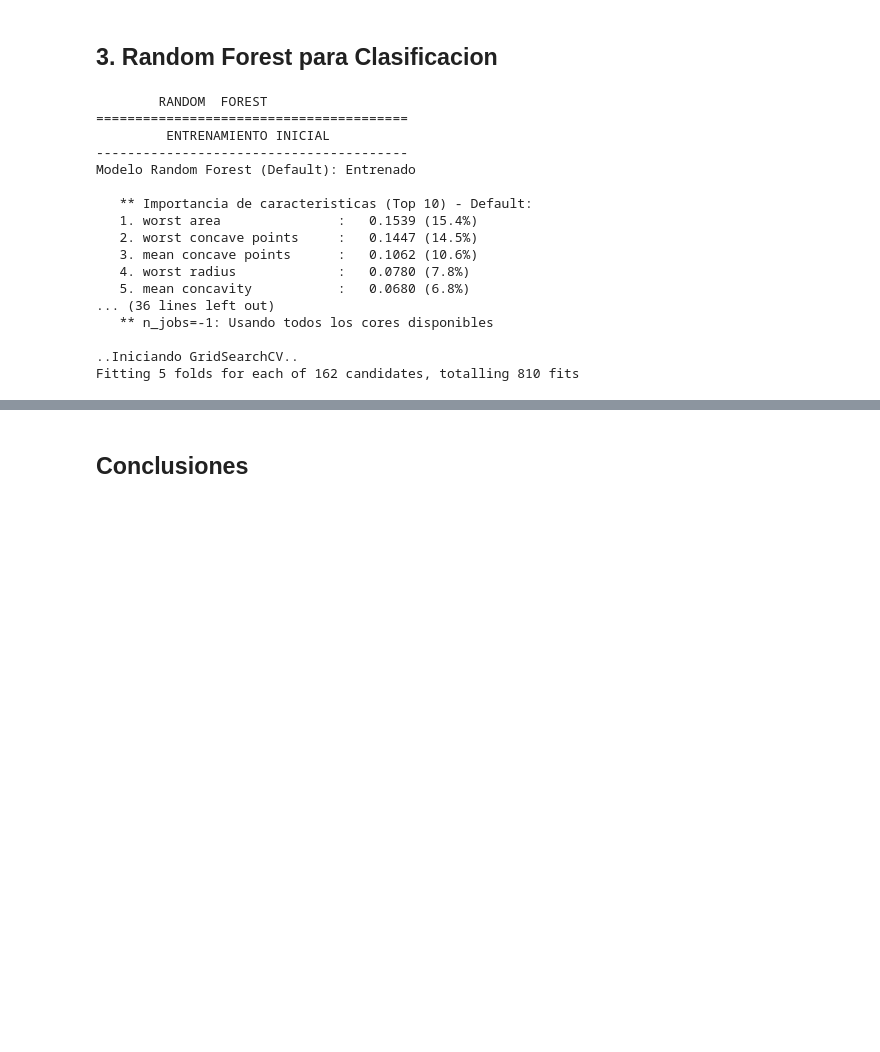
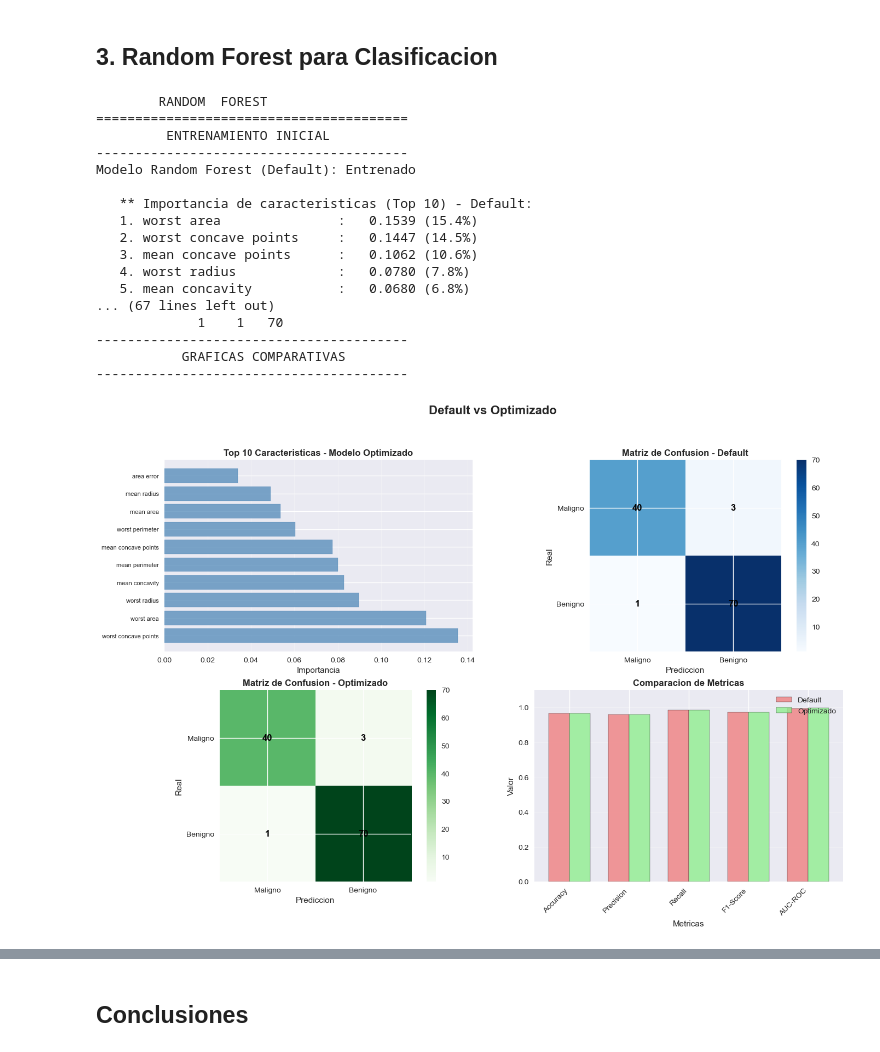
Before and after one commit to abbydoag/IA_Labs, a Jupyter notebook: Laboratorio Aprendizaje Supervisado.ipynb, the cells around one changed output, grey strips where cells are left out. Saved outputs shown, nothing was run; the diff lists cells and outputs as text; code cells hidden in the pictures; blank space fills up the shorter version.

```diff
--- a/Laboratorio Aprendizaje Supervisado.ipynb
+++ b/Laboratorio Aprendizaje Supervisado.ipynb
@@ -1194,11 +1262,11 @@ f1_RFC_opt = f1_score(Y_test, Y_pred_RFC_opt)
 auc_roc_RFC_opt = roc_auc_score(Y_test, Y_pred_proba_RFC_opt)
 
 print("   ** Metricas de evaluacion (Optimizado):")
-print(f"\t• Accuracy:  {accuracy_RFC_opt:.4f} ({((accuracy_RFC_opt-accuracy_RFC)/accuracy_RFC*100):+.2f}%)")
-print(f"\t• Precision: {precision_RFC_opt:.4f} ({((precision_RFC_opt-precision_RFC)/precision_RFC*100):+.2f}%)")
-print(f"\t• Recall:    {recall_RFC_opt:.4f} ({((recall_RFC_opt-recall_RFC)/recall_RFC*100):+.2f}%)")
-print(f"\t• F1-Score:  {f1_RFC_opt:.4f} ({((f1_RFC_opt-f1_RFC)/f1_RFC*100):+.2f}%)")
-print(f"\t• AUC-ROC:   {auc_roc_RFC_opt:.4f} ({((auc_roc_RFC_opt-auc_roc_RFC)/auc_roc_RFC*100):+.2f}%)")
+print(f"\t• Accuracy:  {accuracy_RFC_opt:.4f}")
+print(f"\t• Precision: {precision_RFC_opt:.4f}")
+print(f"\t• Recall:    {recall_RFC_opt:.4f}")
+print(f"\t• F1-Score:  {f1_RFC_opt:.4f}")
+print(f"\t• AUC-ROC:   {auc_roc_RFC_opt:.4f}")
 
 #matriz opt
 cm_RFC_opt = confusion_matrix(Y_test, Y_pred_RFC_opt)
@@ -1223,7 +1291,6 @@ bars = axes[0,0].barh(range(len(importancias_opt_ordenadas)), importancias_opt_o
 for i, (bar, val) in enumerate(zip(bars, importancias_opt_ordenadas.values)):
     bar.set_color('steelblue')
     bar.set_alpha(0.7)
-    axes[0,0].text(val + 0.005, i, f'{val:.3f}', va='center', fontsize=9, fontweight='bold')
 
 axes[0,0].set_yticks(range(len(importancias_opt_ordenadas)))
 axes[0,0].set_yticklabels(importancias_opt_ordenadas.index, fontsize=8)
@@ -1265,41 +1332,36 @@ width = 0.35
 metricas = ['Accuracy', 'Precision', 'Recall', 'F1-Score', 'AUC-ROC']
 valores_default = [accuracy_RFC, precision_RFC, recall_RFC, f1_RFC, auc_roc_RFC]
 valores_opt = [accuracy_RFC_opt, precision_RFC_opt, recall_RFC_opt, f1_RFC_opt, auc_roc_RFC_opt]
 
 bars1 = axes[1,1].bar(x - width/2, valores_default, width, label='Default', color='lightcoral', edgecolor='black', alpha=0.8)
 bars2 = axes[1,1].bar(x + width/2, valores_opt, width, label='Optimizado', color='lightgreen', edgecolor='black', alpha=0.8)
 
 axes[1,1].set_xlabel('Metricas')
 axes[1,1].set_ylabel('Valor')
 axes[1,1].set_title('Comparacion de Metricas', fontweight='bold')
 axes[1,1].set_xticks(x)
 axes[1,1].set_xticklabels(metricas, rotation=45, ha='right')
 axes[1,1].set_ylim([0, 1.1])
 axes[1,1].legend()
 axes[1,1].grid(True, alpha=0.3, axis='y')
 
-for bars in [bars1, bars2]:
-    for bar in bars:
-        height = bar.get_height()
-        axes[1,1].text(bar.get_x() + bar.get_width()/2, height + 0.01,
-                      f'{height:.3f}', ha='center', va='bottom', fontsize=8, fontweight='bold')
-
 plt.show()
 # %% [output]
         RANDOM  FOREST
 ========================================
          ENTRENAMIENTO INICIAL
 ----------------------------------------
 Modelo Random Forest (Default): Entrenado
 
    ** Importancia de caracteristicas (Top 10) - Default:
    1. worst area               :   0.1539 (15.4%)
    2. worst concave points     :   0.1447 (14.5%)
    3. mean concave points      :   0.1062 (10.6%)
    4. worst radius             :   0.0780 (7.8%)
    5. mean concavity           :   0.0680 (6.8%)
-... (36 lines left out)
-   ** n_jobs=-1: Usando todos los cores disponibles
-
-..Iniciando GridSearchCV..
-Fitting 5 folds for each of 162 candidates, totalling 810 fits
+... (67 lines left out)
+             1    1   70
+----------------------------------------
+           GRAFICAS COMPARATIVAS
+----------------------------------------
+[figure, added]
```
Also changed, not shown: parts of 9 cells of this notebook.
